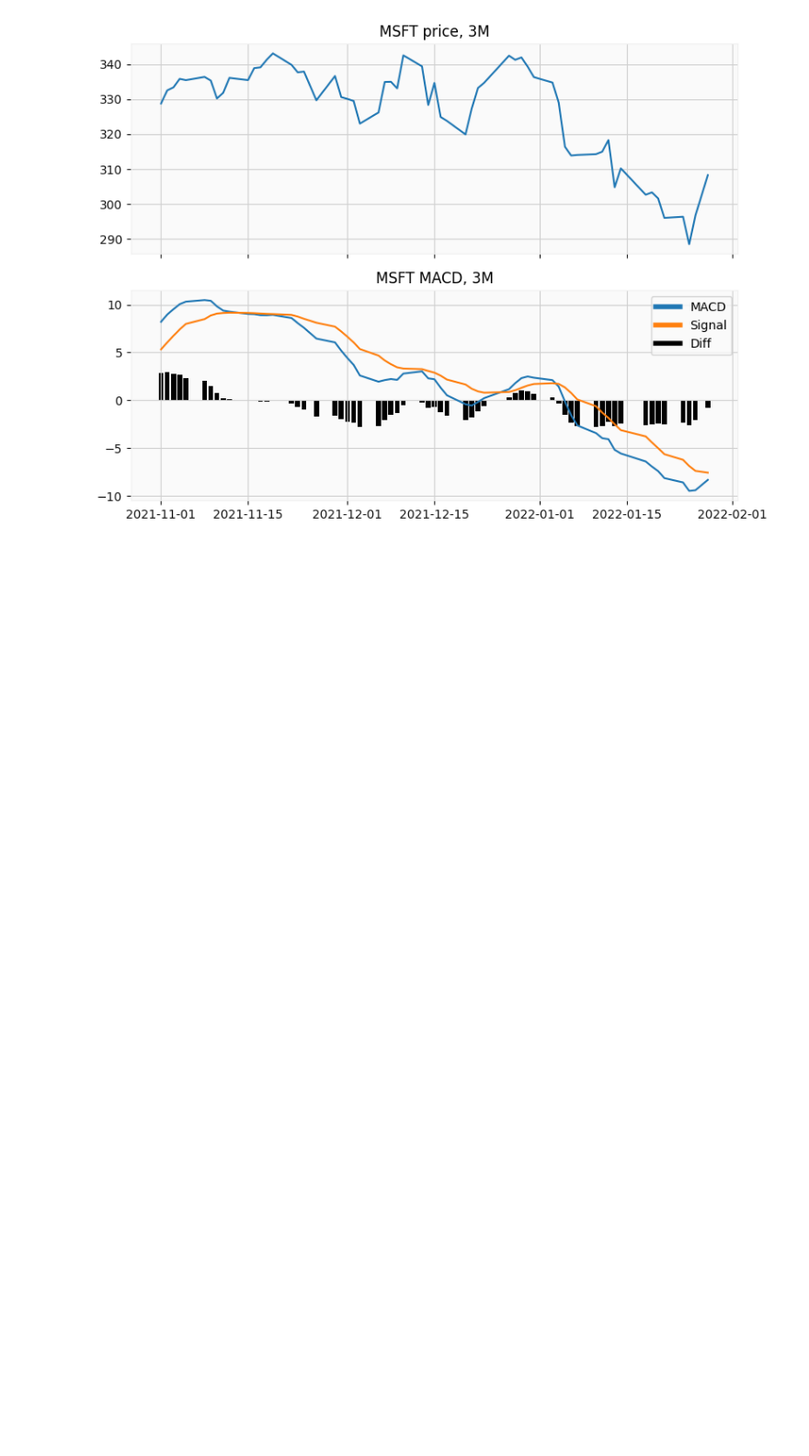
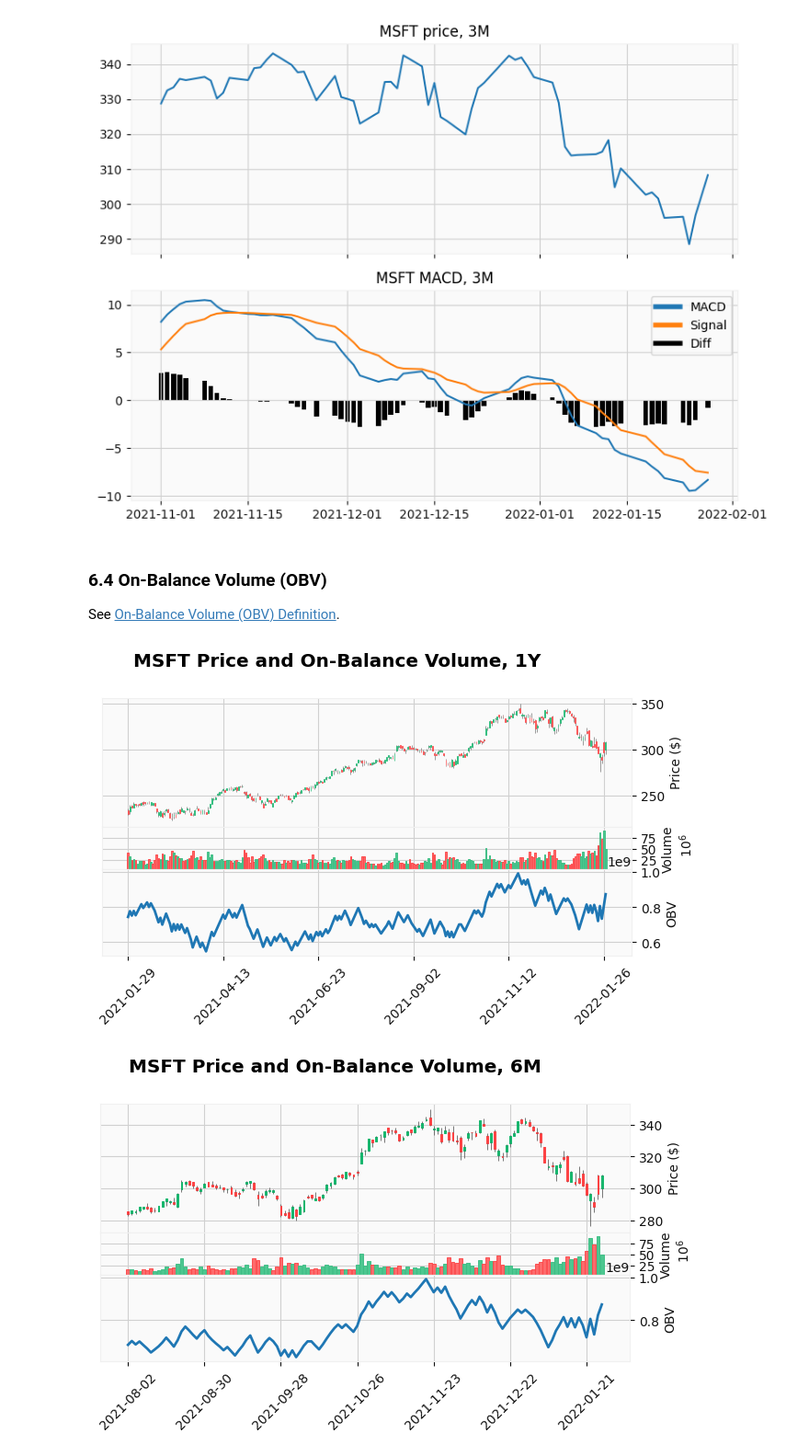
Before and after one commit to williewheeler/finance-demos, a Jupyter notebook: ta-papermill/ta.ipynb, the cells around one changed output. Shown at 92% size. Saved outputs shown, nothing was run; the diff lists cells and outputs as text; code cells hidden in the pictures; blank space fills up the shorter version.

```diff
--- a/ta-papermill/ta.ipynb
+++ b/ta-papermill/ta.ipynb
@@ -134,3 +134,14 @@ df = add_macd(hist)
 plot_macd(df, ticker_symbol, "3M")
 # %% [output]
 [figure]
+# %% [markdown]
+### 6.4 On-Balance Volume (OBV)
+
+See [On-Balance Volume (OBV) Definition](https://www.investopedia.com/terms/o/onbalancevolume.asp).
+# %%
+df = add_obv(hist)
+for rng in ["1Y", "6M"]:
+    plot_obv(df, ticker_symbol, rng)
+# %% [output]
+[figure, added]
+[figure, added]
```
Also changed, not shown: parts of 2 cells of this notebook, 15 other files.
